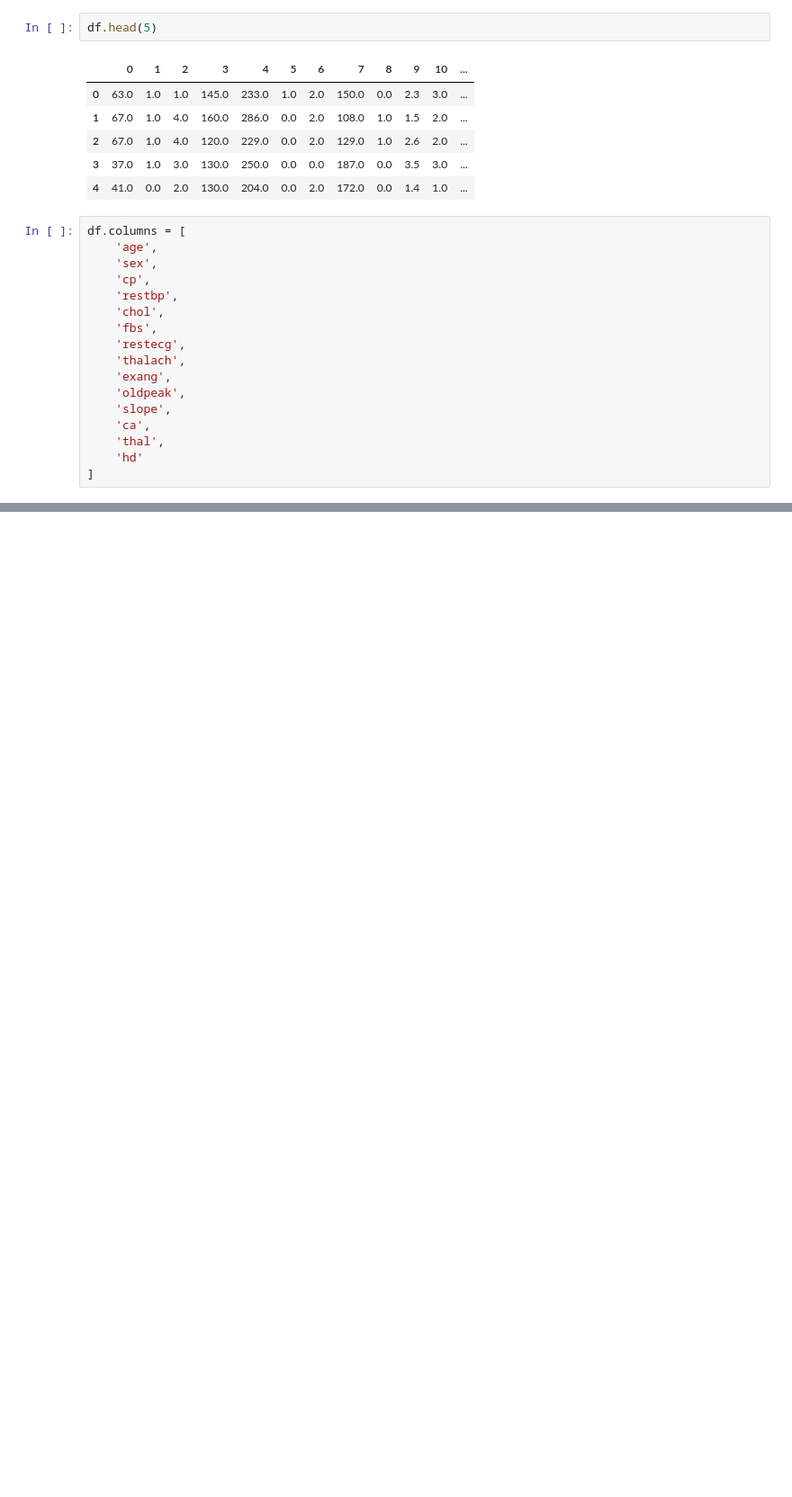
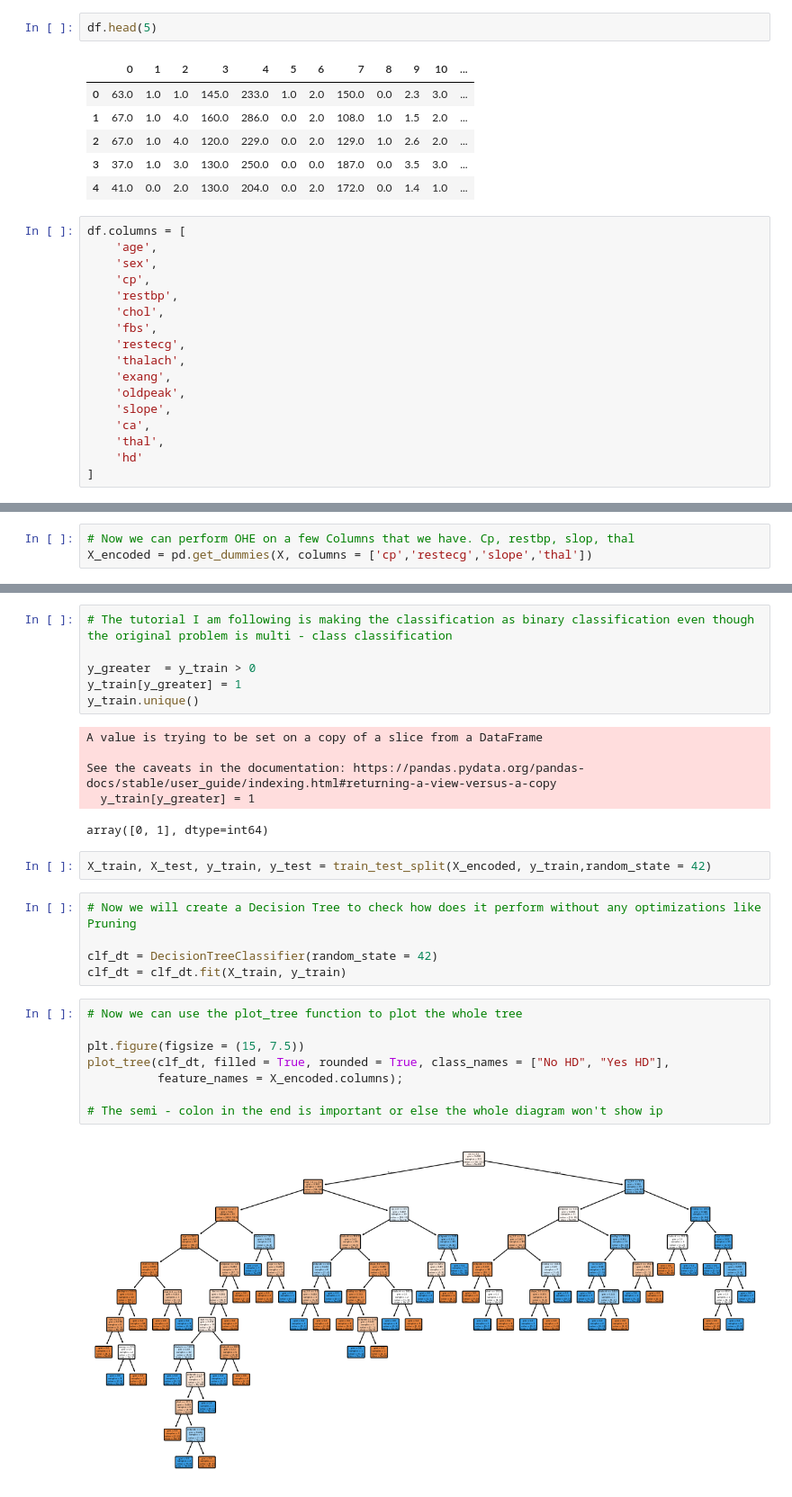
Before and after one commit to Zrahay/ML-models-from-scratch-with-Math, a Jupyter notebook: Decision Trees from Scratch/Dts.ipynb, the cells around one changed output, grey strips where cells are left out. Shown at 90% size. Drawn from its saved outputs; the diff is of its cells as text; blank space fills up the shorter version.

Commit message:
Rest of the part which includes just training a DT and then analysing why is it overfit and finally, is Cost Complexity Pruning or CCP to get a pruned tree.

```diff
--- a/Decision Trees from Scratch/Dts.ipynb
+++ b/Decision Trees from Scratch/Dts.ipynb
@@ -43,0 +135,3 @@ df.columns = [
+# %%
+# Now we can perform OHE on a few Columns that we have. Cp, restbp, slop, thal
+X_encoded = pd.get_dummies(X, columns = ['cp','restecg','slope','thal'])
@@ -43,0 +148,29 @@ df.columns = [
+# %%
+# The tutorial I am following is making the classification as binary classification even though the original problem is multi - class classification
+
+y_greater  = y_train > 0
+y_train[y_greater] = 1
+y_train.unique()
+# %% [output]
+A value is trying to be set on a copy of a slice from a DataFrame
+
+See the caveats in the documentation: https://pandas.pydata.org/pandas-docs/stable/user_guide/indexing.html#returning-a-view-versus-a-copy
+  y_train[y_greater] = 1
+array([0, 1], dtype=int64)
+# %%
+X_train, X_test, y_train, y_test = train_test_split(X_encoded, y_train,random_state = 42)
+# %%
+# Now we will create a Decision Tree to check how does it perform without any optimizations like Pruning
+
+clf_dt = DecisionTreeClassifier(random_state = 42)
+clf_dt = clf_dt.fit(X_train, y_train)
+# %%
+# Now we can use the plot_tree function to plot the whole tree
+
+plt.figure(figsize = (15, 7.5))
+plot_tree(clf_dt, filled = True, rounded = True, class_names = ["No HD", "Yes HD"],
+          feature_names = X_encoded.columns);
+
+# The semi - colon in the end is important or else the whole diagram won't show ip
+# %% [output]
+[figure, added]
```
Also changed, not shown: parts of 21 cells of this notebook.
